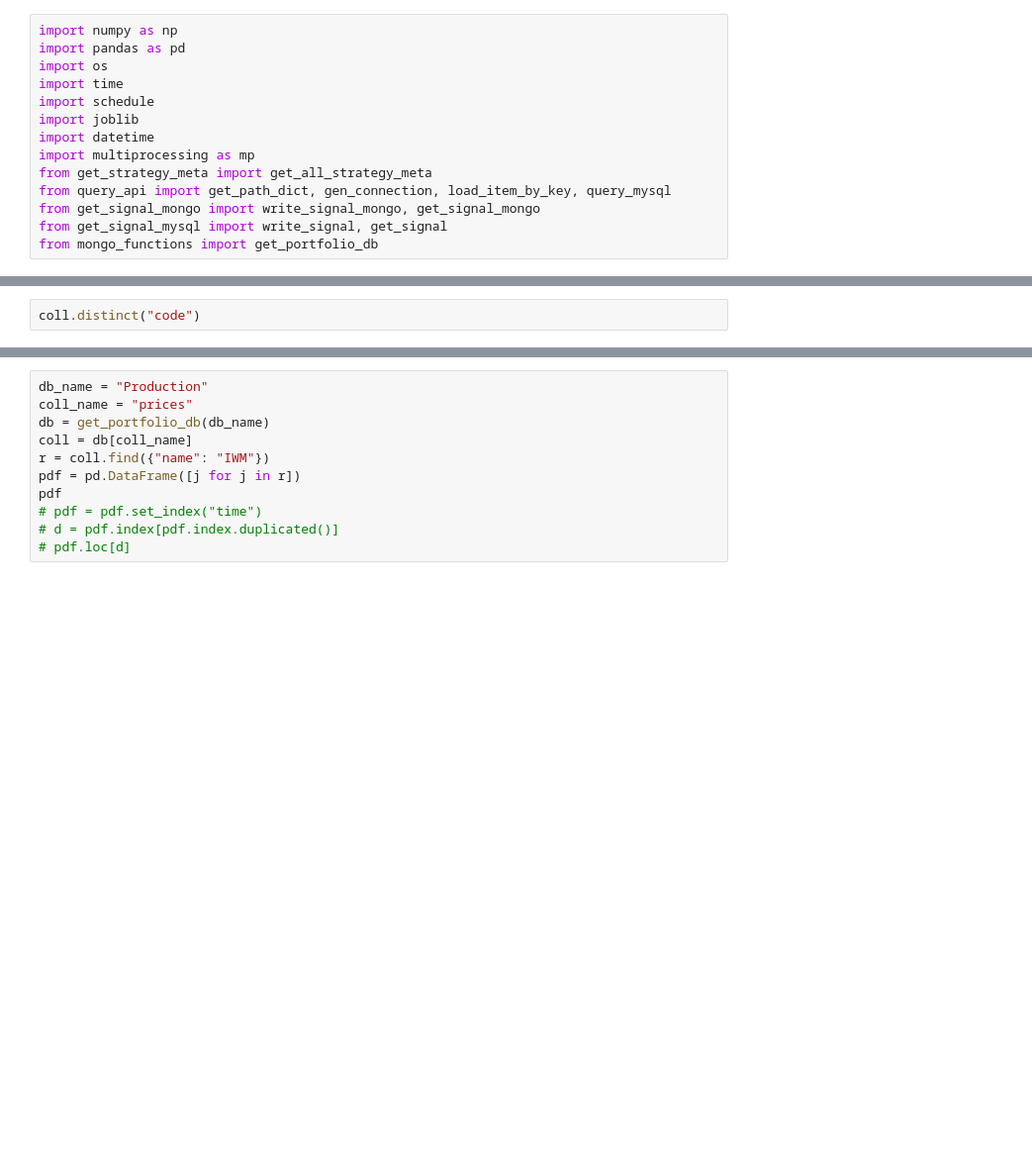
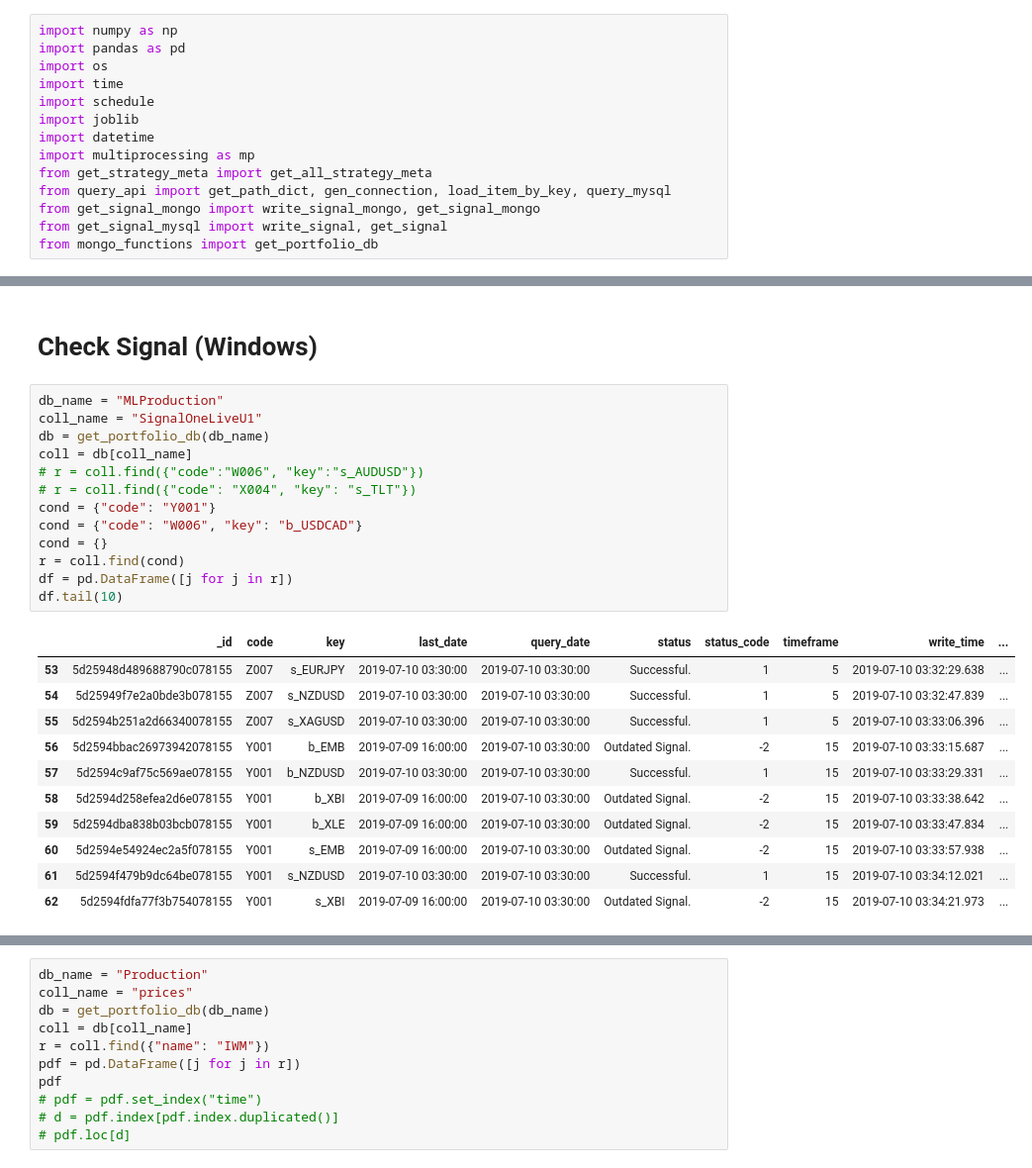
Before and after one commit to junyittcxt/CNN, a Jupyter notebook: z_CheckMongoDB.ipynb, the cells around one changed output, grey strips where cells are left out. Shown: that part at 99% size. Saved outputs shown, nothing was run; the diff lists cells and outputs as text; blank space fills up the shorter version.

```diff
--- a/z_CheckMongoDB.ipynb
+++ b/z_CheckMongoDB.ipynb
@@ -71,2 +89,27 @@ df.tail()
-# %%
-coll.distinct("code")
+# %% [markdown]
+# Check Signal (Windows)
+# %%
+db_name = "MLProduction"
+coll_name = "SignalOneLiveU1"
+db = get_portfolio_db(db_name)
+coll = db[coll_name]
+# r = coll.find({"code":"W006", "key":"s_AUDUSD"})
+# r = coll.find({"code": "X004", "key": "s_TLT"})
+cond = {"code": "Y001"}
+cond = {"code": "W006", "key": "b_USDCAD"}
+cond = {}
+r = coll.find(cond)
+df = pd.DataFrame([j for j in r])
+df.tail(10)
+# %% [output]
+|  | _id | code | key | last_date | query_date | status | status_code | timeframe | write_time | ... |
+| 53 | 5d25948d489688790c078155 | Z007 | s_EURJPY | 2019-07-10 03:30:00 | 2019-07-10 03:30:00 | Successful. | 1 | 5 | 2019-07-10 03:32:29.638 | ... |
+| 54 | 5d25949f7e2a0bde3b078155 | Z007 | s_NZDUSD | 2019-07-10 03:30:00 | 2019-07-10 03:30:00 | Successful. | 1 | 5 | 2019-07-10 03:32:47.839 | ... |
+| 55 | 5d2594b251a2d66340078155 | Z007 | s_XAGUSD | 2019-07-10 03:30:00 | 2019-07-10 03:30:00 | Successful. | 1 | 5 | 2019-07-10 03:33:06.396 | ... |
+| 56 | 5d2594bbac26973942078155 | Y001 | b_EMB | 2019-07-09 16:00:00 | 2019-07-10 03:30:00 | Outdated Signal. | -2 | 15 | 2019-07-10 03:33:15.687 | ... |
+| 57 | 5d2594c9af75c569ae078155 | Y001 | b_NZDUSD | 2019-07-10 03:30:00 | 2019-07-10 03:30:00 | Successful. | 1 | 15 | 2019-07-10 03:33:29.331 | ... |
+| 58 | 5d2594d258efea2d6e078155 | Y001 | b_XBI | 2019-07-09 16:00:00 | 2019-07-10 03:30:00 | Outdated Signal. | -2 | 15 | 2019-07-10 03:33:38.642 | ... |
+| 59 | 5d2594dba838b03bcb078155 | Y001 | b_XLE | 2019-07-09 16:00:00 | 2019-07-10 03:30:00 | Outdated Signal. | -2 | 15 | 2019-07-10 03:33:47.834 | ... |
+| 60 | 5d2594e54924ec2a5f078155 | Y001 | s_EMB | 2019-07-09 16:00:00 | 2019-07-10 03:30:00 | Outdated Signal. | -2 | 15 | 2019-07-10 03:33:57.938 | ... |
+| 61 | 5d2594f479b9dc64be078155 | Y001 | s_NZDUSD | 2019-07-10 03:30:00 | 2019-07-10 03:30:00 | Successful. | 1 | 15 | 2019-07-10 03:34:12.021 | ... |
+| 62 | 5d2594fdfa77f3b754078155 | Y001 | s_XBI | 2019-07-09 16:00:00 | 2019-07-10 03:30:00 | Outdated Signal. | -2 | 15 | 2019-07-10 03:34:21.973 | ... |
```
Also changed, not shown: parts of 17 cells of this notebook, 2 other files.
